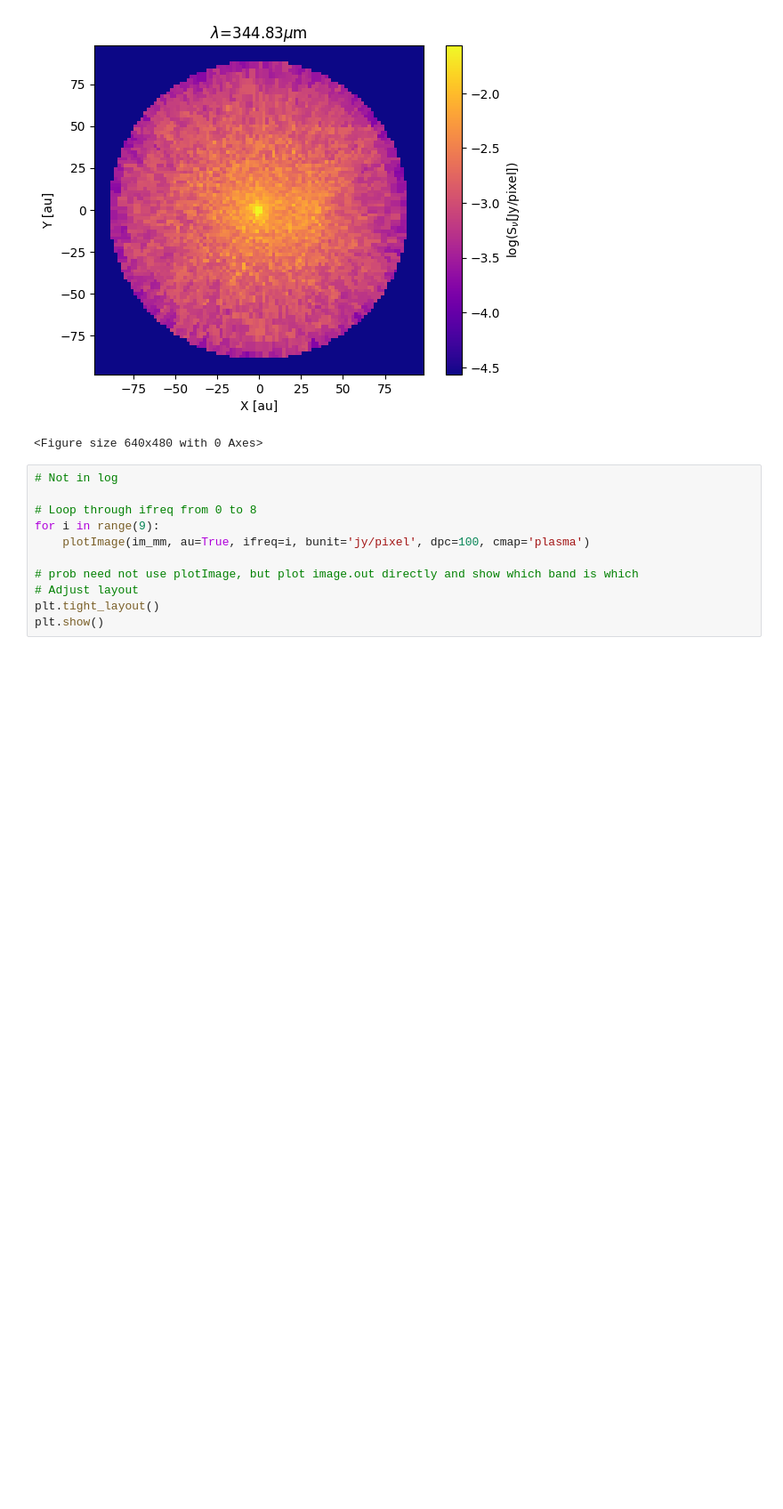
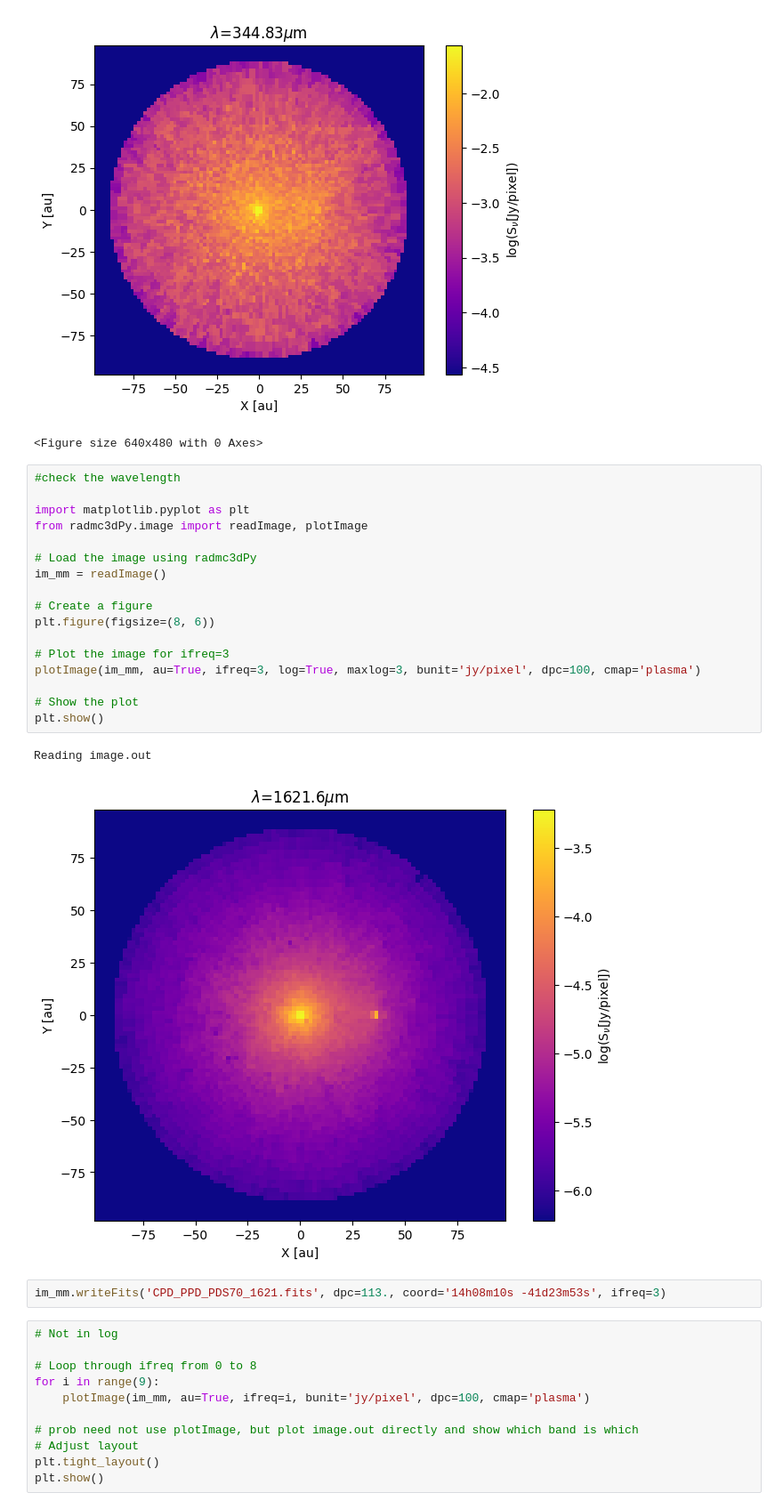
Before and after one commit to VWelke/Circumplanetary_Disk, a Jupyter notebook: CPD_simple_1_test__planet_refine/make_plot_image.ipynb, the cells around one changed output. Shown at 89% size. Drawn from its saved outputs; the diff is of its cells as text; blank space fills up the shorter version.

```diff
--- a/CPD_simple_1_test__planet_refine/make_plot_image.ipynb
+++ b/CPD_simple_1_test__planet_refine/make_plot_image.ipynb
@@ -40,6 +40,28 @@ Reading image.out
 [figure]
 [figure]
 <Figure size 640x480 with 0 Axes>
+# %%
+#check the wavelength
+
+import matplotlib.pyplot as plt
+from radmc3dPy.image import readImage, plotImage
+
+# Load the image using radmc3dPy
+im_mm = readImage()
+
+# Create a figure
+plt.figure(figsize=(8, 6))
+
+# Plot the image for ifreq=3
+plotImage(im_mm, au=True, ifreq=3, log=True, maxlog=3, bunit='jy/pixel', dpc=100, cmap='plasma')
+
+# Show the plot
+plt.show()
+# %% [output]
+Reading image.out
+[figure, added]
+# %%
+im_mm.writeFits('CPD_PPD_PDS70_1621.fits', dpc=113., coord='14h08m10s -41d23m53s', ifreq=3)
 # %%
 # Not in log
 
```
Also changed, not shown: 3 other files.
